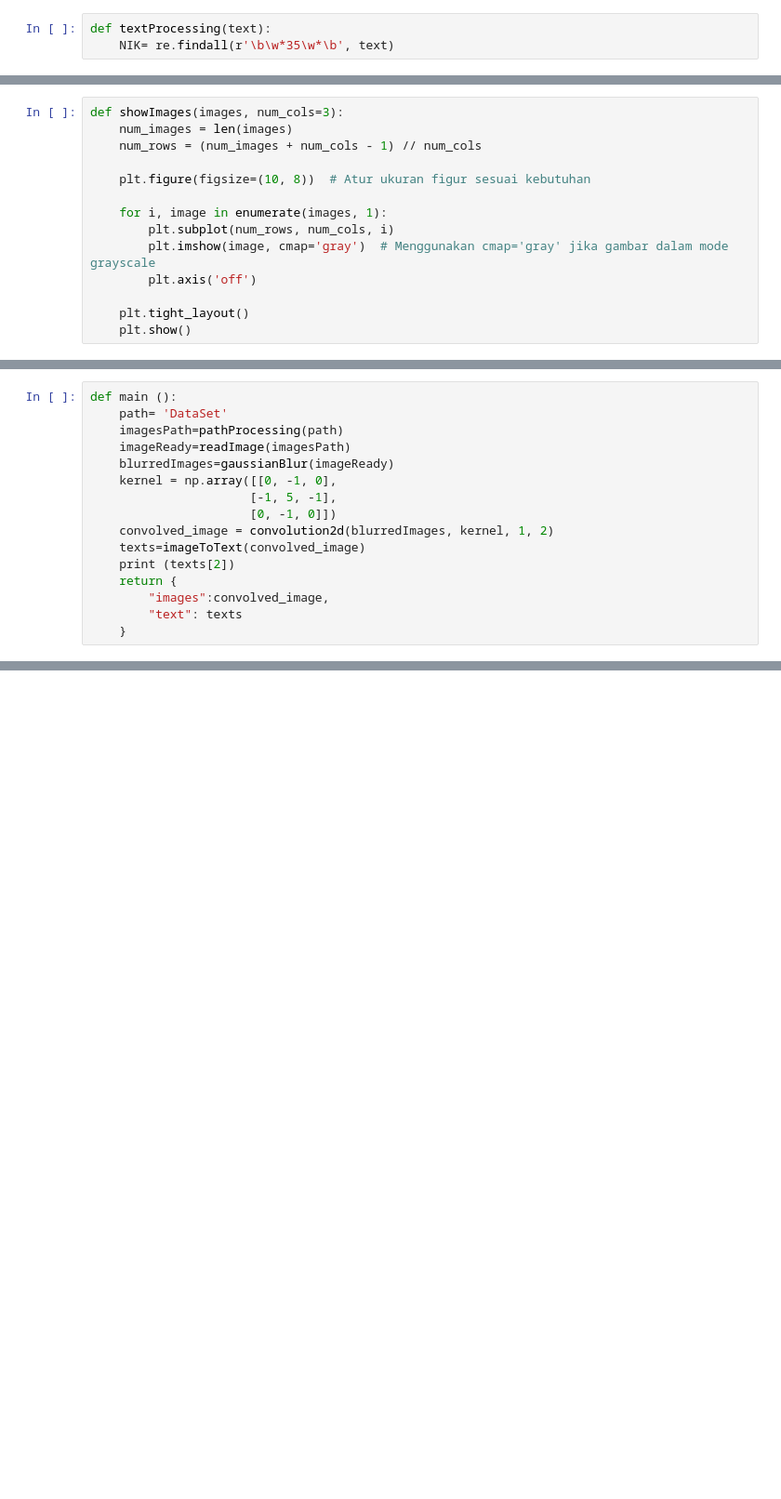
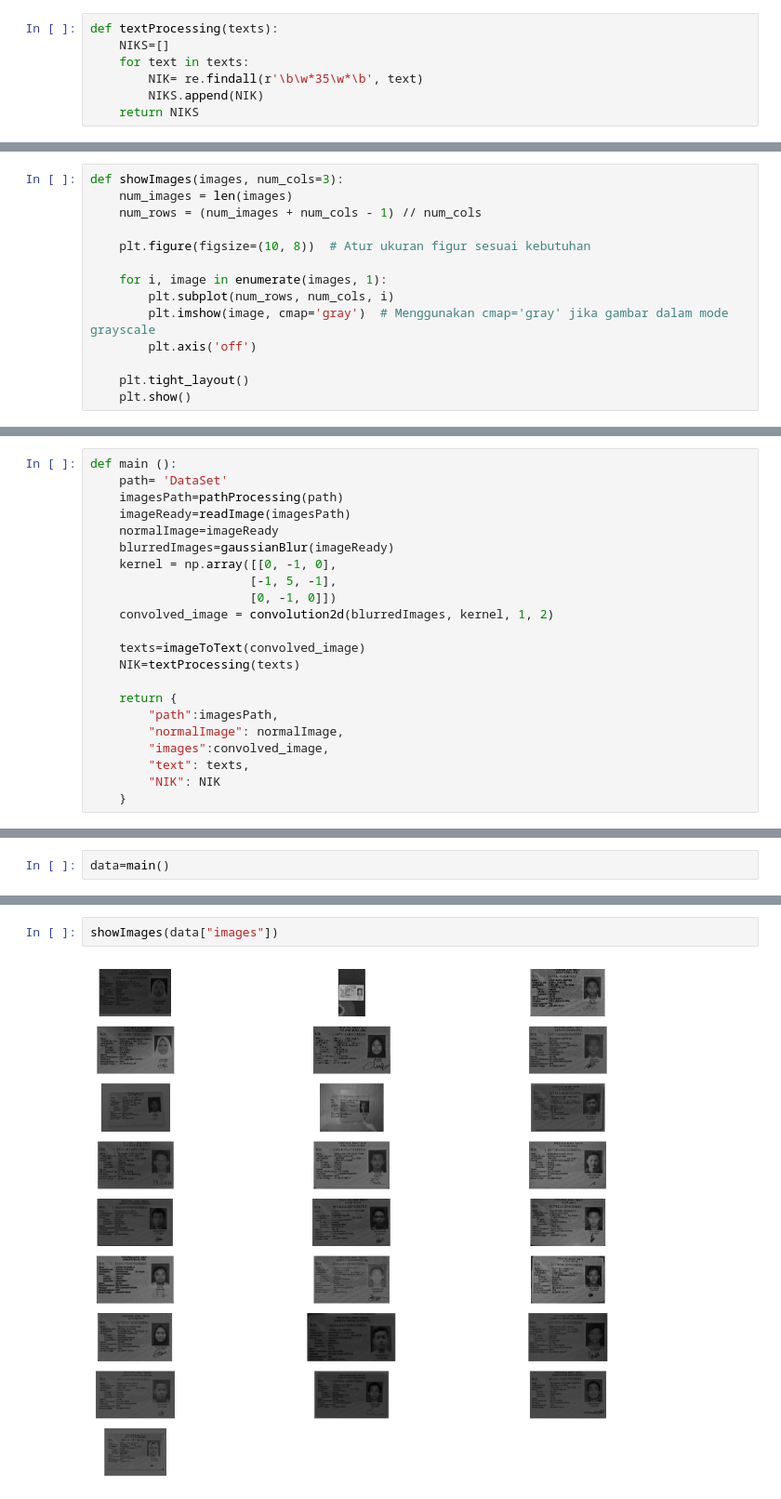
Before and after one commit to Aikhusy/Random, a Jupyter notebook: ULARNAGA/WhenTheNightGetsCold/WeWontBeAlone.ipynb, the cells around one changed output, grey strips where cells are left out. Shown: that part at 93% size. Cells and saved outputs as stored; diff of their text form; blank space fills up the shorter version.

```diff
--- a/ULARNAGA/WhenTheNightGetsCold/WeWontBeAlone.ipynb
+++ b/ULARNAGA/WhenTheNightGetsCold/WeWontBeAlone.ipynb
@@ -11,8 +11,12 @@ import cv2
 import os
 import re
 # %%
-def textProcessing(text):
-    NIK= re.findall(r'\b\w*35\w*\b', text)
+def textProcessing(texts):
+    NIKS=[]
+    for text in texts:
+        NIK= re.findall(r'\b\w*35\w*\b', text)
+        NIKS.append(NIK)
+    return NIKS
 # %%
 def pathProcessing (path):
     image_extensions = ['*.jpg', '*.jpeg', '*.png', '*.gif']  # Add more extensions if needed
@@ -114,14 +133,20 @@ def main ():
     path= 'DataSet'
     imagesPath=pathProcessing(path)
     imageReady=readImage(imagesPath)
+    normalImage=imageReady
     blurredImages=gaussianBlur(imageReady)
     kernel = np.array([[0, -1, 0],
                       [-1, 5, -1],
                       [0, -1, 0]])
     convolved_image = convolution2d(blurredImages, kernel, 1, 2)
+
     texts=imageToText(convolved_image)
-    print (texts[2])
+    NIK=textProcessing(texts)
+
     return {
+        "path":imagesPath,
+        "normalImage": normalImage,
         "images":convolved_image,
-        "text": texts
+        "text": texts,
+        "NIK": NIK
     }
@@ -164,0 +153,2 @@ PASURUAN
+# %%
+data=main()
@@ -164,0 +172,4 @@ PASURUAN
+# %%
+showImages(data["images"])
+# %% [output]
+[figure, added]
```
Also changed, not shown: parts of 6 cells of this notebook.
